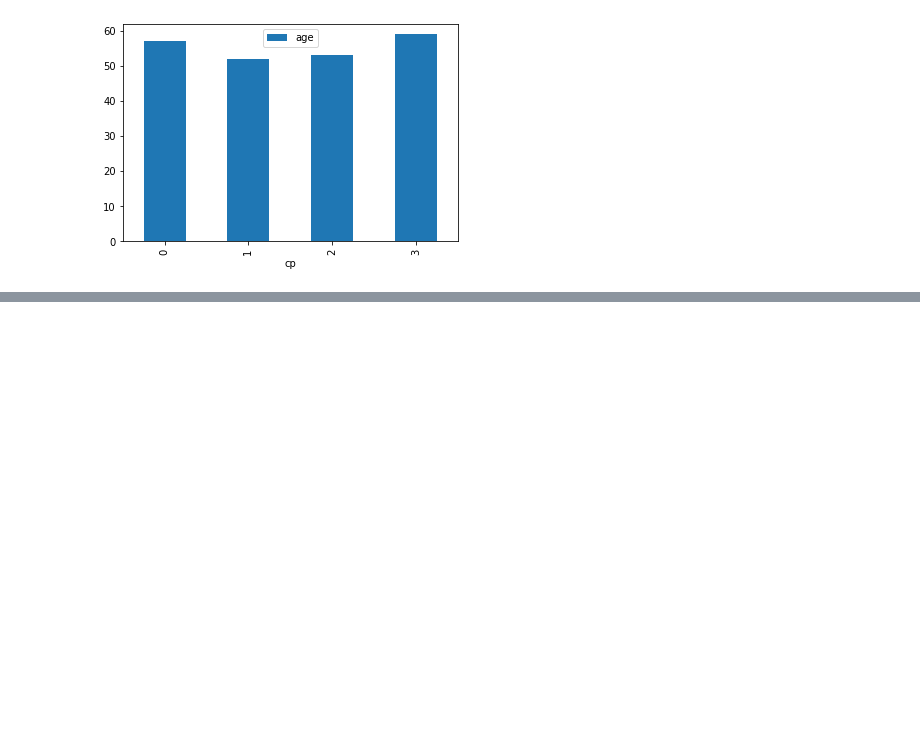
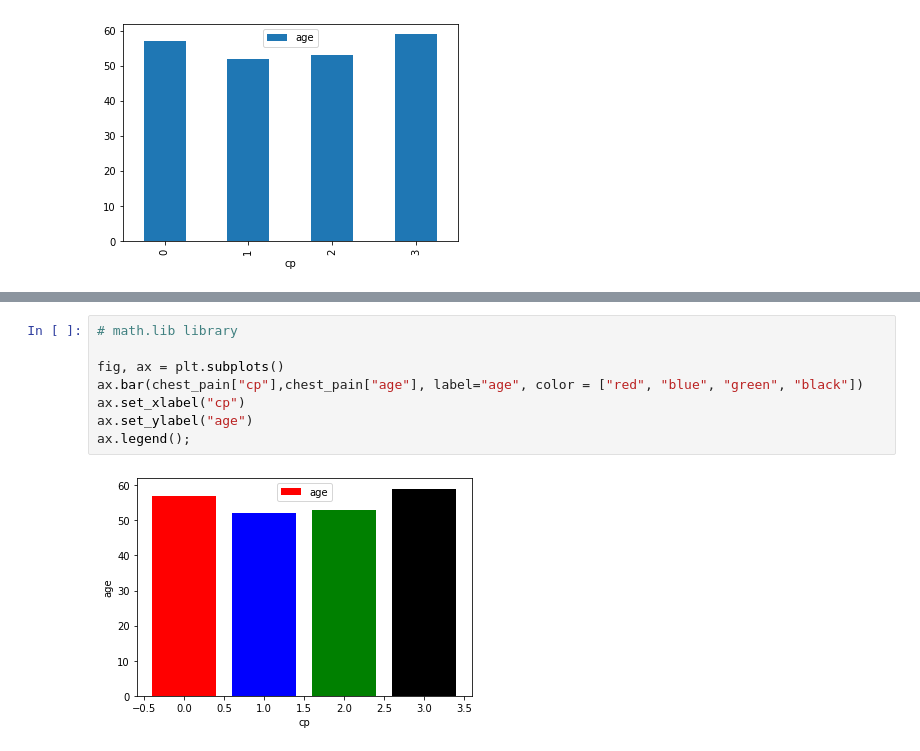
Before and after one commit to Sridharrajkn/data_manipulation, a Jupyter notebook: 5_basic_plots.ipynb, the cells around one changed output, grey strips where cells are left out. Drawn from its saved outputs; the diff is of its cells as text; blank space fills up the shorter version.

```diff
--- a/5_basic_plots.ipynb
+++ b/5_basic_plots.ipynb
@@ -28,0 +33,10 @@ chest_pain.plot.bar(x="cp",y="age");
+# %%
+# math.lib library
+
+fig, ax = plt.subplots()
+ax.bar(chest_pain["cp"],chest_pain["age"], label="age", color = ["red", "blue", "green", "black"])
+ax.set_xlabel("cp")
+ax.set_ylabel("age")
+ax.legend();
+# %% [output]
+[figure, added]
```
Also changed, not shown: parts of 9 cells of this notebook, 1 other file.
